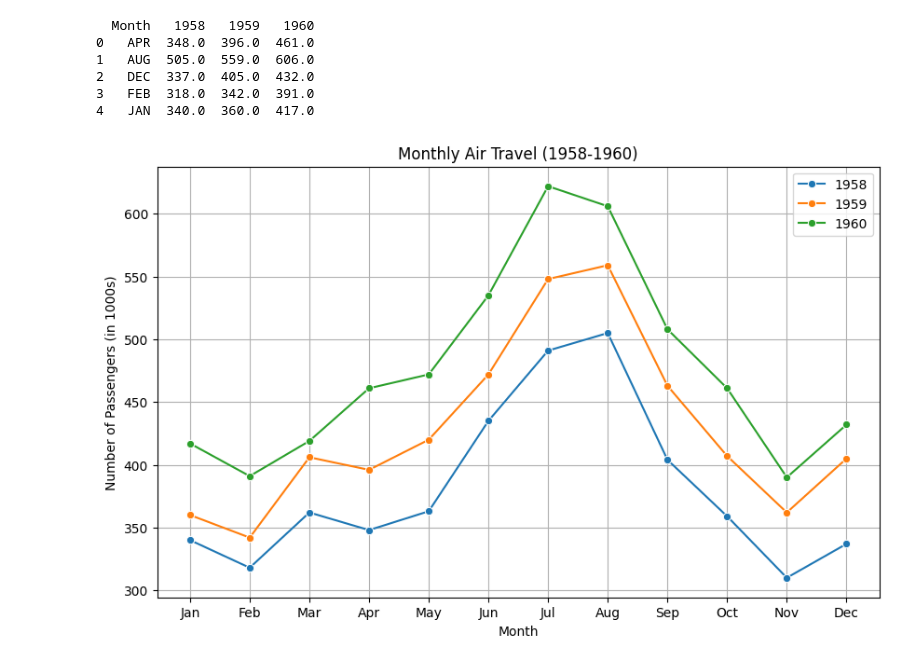
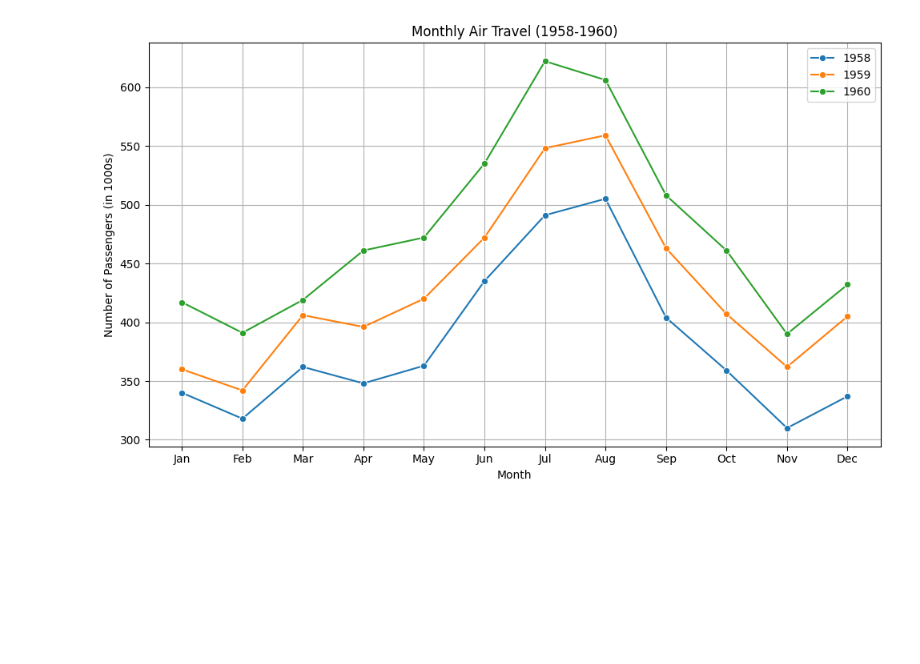
Before and after one commit to Geetzzz-Gowda/AI_DATA_ANALYSIS_, a Jupyter notebook: src/Module 2/Hands-on Project: EDA on a Dataset using NumPy, Pandas, Matplotlib & Seaborn/Ques_10.ipynb, the cells around one changed output. Saved outputs shown, nothing was run; the diff lists cells and outputs as text; code cells hidden in the pictures; blank space fills up the shorter version.

```diff
--- a/src/Module 2/Hands-on Project: EDA on a Dataset using NumPy, Pandas, Matplotlib & Seaborn/Ques_10.ipynb
+++ b/src/Module 2/Hands-on Project: EDA on a Dataset using NumPy, Pandas, Matplotlib & Seaborn/Ques_10.ipynb
@@ -57,36 +57,41 @@
 # %%
 import pandas as pd
 import matplotlib.pyplot as plt
 import seaborn as sns
 
-df = pd.read_csv('/workspaces/AI_DATA_ANALYSIS_/src/Module 2/grouped_mean_airtravel.csv')
+def clean_and_prepare_data(file_path):
+    try:
+        df = pd.read_csv(file_path)
+    except FileNotFoundError:
+        print("Error: File not found. Please check the file path.")
+        return None
+    except pd.errors.ParserError:
+        print("Error: Could not parse the CSV file. Please check its format.")
+        return None
 
-df.columns = df.columns.str.strip().str.replace('"', '').str.replace(" ", "")
+    df.columns = df.columns.str.strip().str.replace('"', '').str.replace(" ", "")
+    df['Month'] = pd.to_datetime(df['Month'], format='%b').dt.month
+    df = df.sort_values('Month')
+    df['Month'] = df['Month'].apply(lambda x: pd.to_datetime(str(x), format='%m').strftime('%b'))
+    return df
 
-print(df.head())
+def plot_monthly_air_travel(df):
+    plt.figure(figsize=(10, 6))
+    for year in ['1958', '1959', '1960']:
+        sns.lineplot(data=df, x='Month', y=year, marker='o', label=year)
 
-df['Month'] = pd.to_datetime(df['Month'], format='%b').dt.month
+    plt.title('Monthly Air Travel (1958-1960)')
+    plt.ylabel('Number of Passengers (in 1000s)')
+    plt.xlabel('Month')
+    plt.legend()
+    plt.grid(True)
+    plt.tight_layout()
+    plt.show()
 
-df = df.sort_values('Month')
+file_path = '/workspaces/AI_DATA_ANALYSIS_/src/Module 2/grouped_mean_airtravel.csv'
+df = clean_and_prepare_data(file_path)
 
-df['Month'] = df['Month'].apply(lambda x: pd.to_datetime(str(x), format='%m').strftime('%b'))
-
-plt.figure(figsize=(10,6))
-sns.lineplot(data=df, x='Month', y='1958', marker='o', label='1958')
-sns.lineplot(data=df, x='Month', y='1959', marker='o', label='1959')
-sns.lineplot(data=df, x='Month', y='1960', marker='o', label='1960')
-
-plt.title('Monthly Air Travel (1958-1960)')
-plt.ylabel('Number of Passengers (in 1000s)')
-plt.xlabel('Month')
-plt.legend()
-plt.grid(True)
-plt.show()
+if df is not None:
+    plot_monthly_air_travel(df)
 # %% [output]
-  Month   1958   1959   1960
-0   APR  348.0  396.0  461.0
-1   AUG  505.0  559.0  606.0
-2   DEC  337.0  405.0  432.0
-3   FEB  318.0  342.0  391.0
-4   JAN  340.0  360.0  417.0
-[figure, old version]
+[figure, new version]
```
